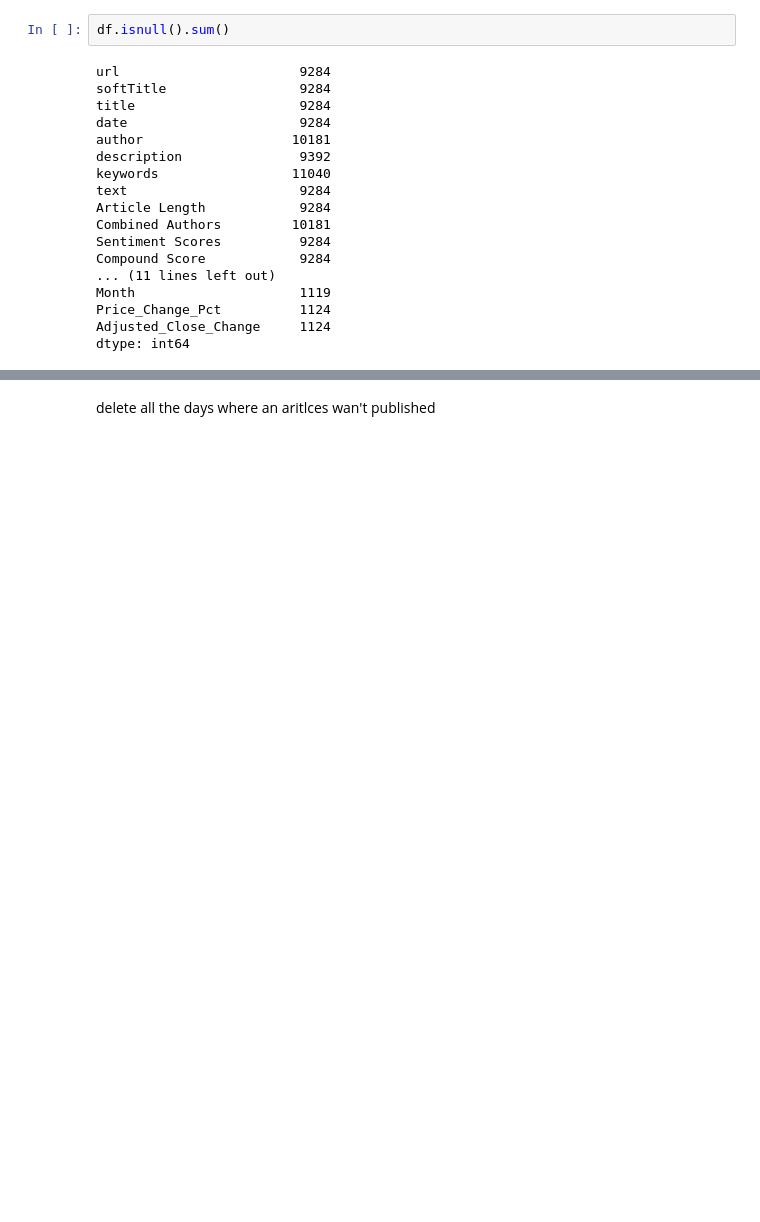
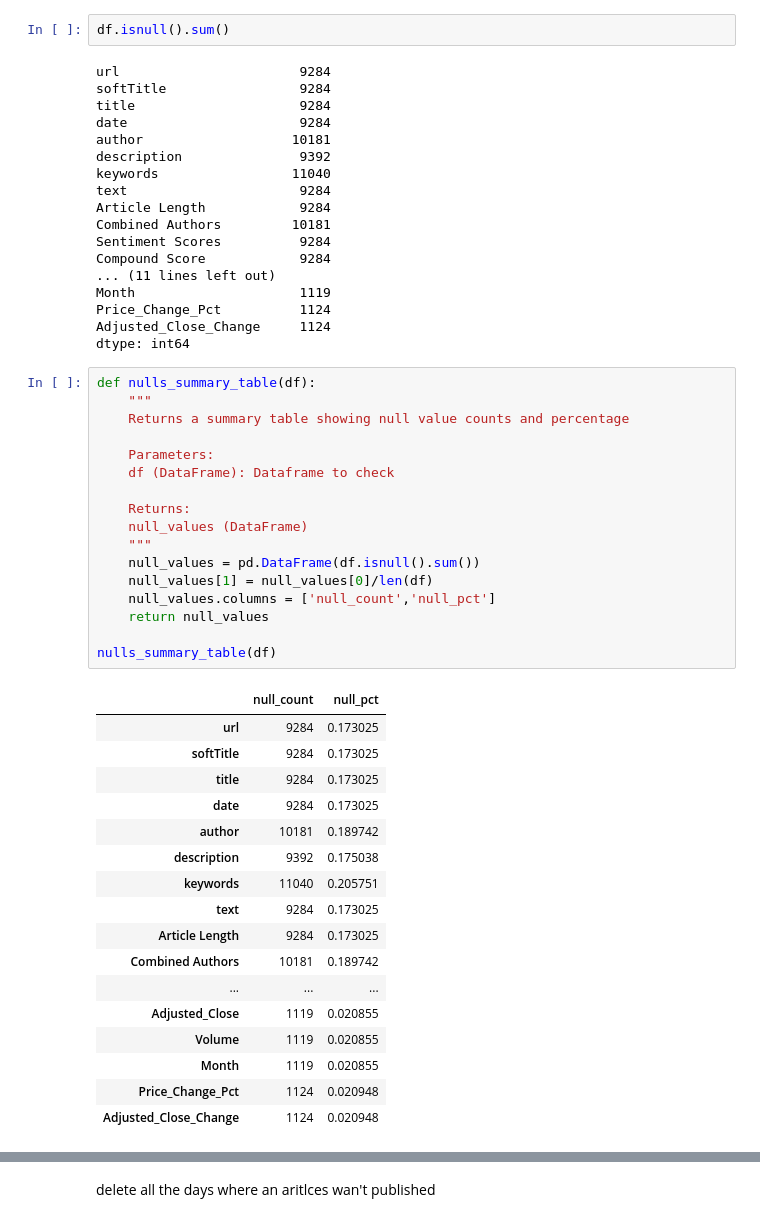
Before and after one commit to EthanFalcao/Sentiment-Analysis-in-Financial-Markets, a Jupyter notebook: merge_datasets.ipynb, the cells around one changed output, grey strips where cells are left out. Saved outputs shown, nothing was run; the diff lists cells and outputs as text; blank space fills up the shorter version.

```diff
--- a/merge_datasets.ipynb
+++ b/merge_datasets.ipynb
@@ -78,3 +78,38 @@ Month                     1119
 Price_Change_Pct          1124
 Adjusted_Close_Change     1124
 dtype: int64
+# %%
+def nulls_summary_table(df):
+    """
+    Returns a summary table showing null value counts and percentage
+
+    Parameters:
+    df (DataFrame): Dataframe to check
+
+    Returns:
+    null_values (DataFrame)
+    """
+    null_values = pd.DataFrame(df.isnull().sum())
+    null_values[1] = null_values[0]/len(df)
+    null_values.columns = ['null_count','null_pct']
+    return null_values
+
+nulls_summary_table(df)
+# %% [output]
+|  | null_count | null_pct |
+| url | 9284 | 0.173025 |
+| softTitle | 9284 | 0.173025 |
+| title | 9284 | 0.173025 |
+| date | 9284 | 0.173025 |
+| author | 10181 | 0.189742 |
+| description | 9392 | 0.175038 |
+| keywords | 11040 | 0.205751 |
+| text | 9284 | 0.173025 |
+| Article Length | 9284 | 0.173025 |
+| Combined Authors | 10181 | 0.189742 |
+| ... | ... | ... |
+| Adjusted_Close | 1119 | 0.020855 |
+| Volume | 1119 | 0.020855 |
+| Month | 1119 | 0.020855 |
+| Price_Change_Pct | 1124 | 0.020948 |
+| Adjusted_Close_Change | 1124 | 0.020948 |
```
Also changed, not shown: parts of 4 cells of this notebook.
